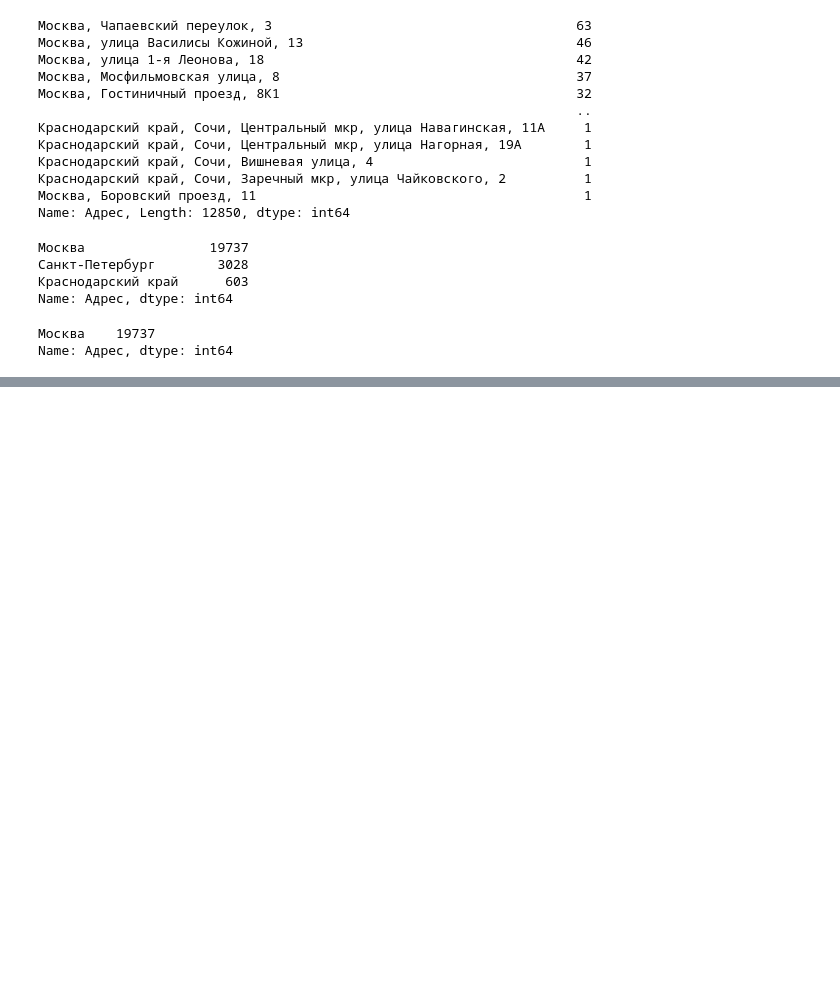
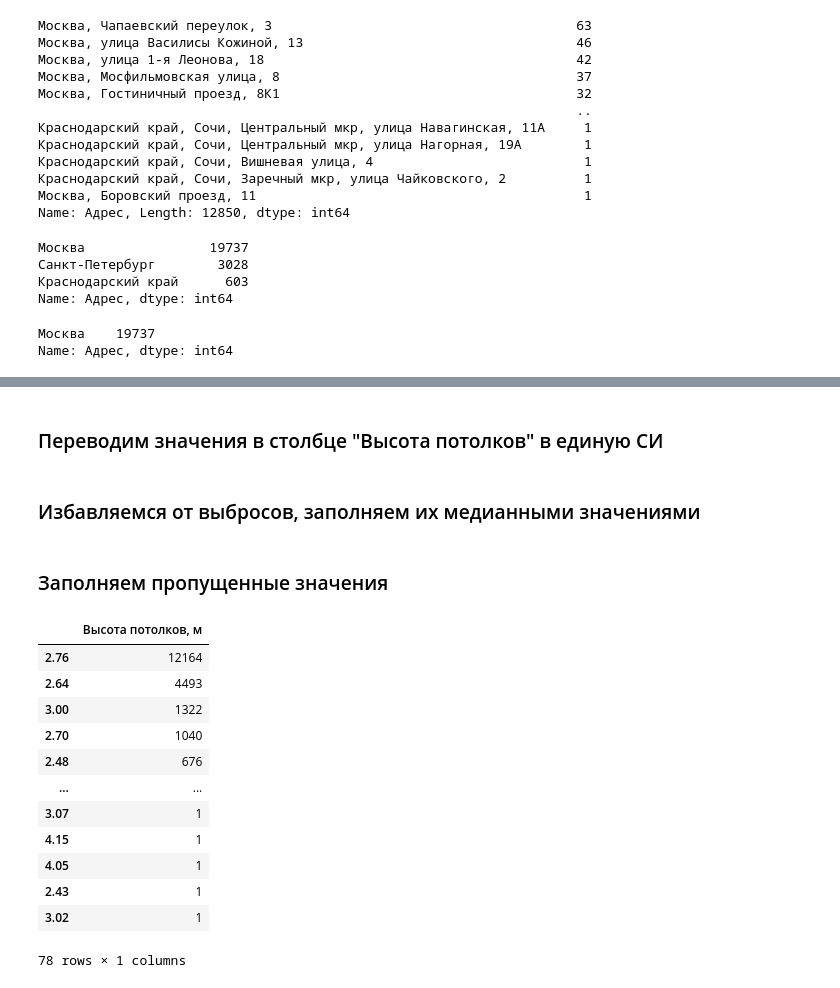
Before and after one commit to sunny-annie/Streamlit_rent_real_estate, a Jupyter notebook: preprocessing.ipynb, the cells around one changed output, grey strips where cells are left out. Saved outputs shown, nothing was run; the diff lists cells and outputs as text; code cells hidden in the pictures; blank space fills up the shorter version.

```diff
--- a/preprocessing.ipynb
+++ b/preprocessing.ipynb
@@ -72,0 +99,8 @@ Name: Адрес, dtype: int64
+# %% [markdown]
+### Переводим значения в столбце "Высота потолков" в единую СИ
+# %%
+df['Высота потолков, м'] = np.where(df['Высота потолков, м'] > 100, df['Высота потолков, м']/100, df['Высота потолков, м'])
+# %% [markdown]
+### Избавляемся от выбросов, заполняем их медианными значениями
+# %%
+df['Высота потолков, м'] = np.where(df['Высота потолков, м'] > 5, df['Высота потолков, м'].median(), df['Высота потолков, м']) # если высота потолка > 5м
@@ -72,0 +109,2 @@ Name: Адрес, dtype: int64
+# %% [markdown]
+### Заполняем пропущенные значения
@@ -72,0 +113,16 @@ Name: Адрес, dtype: int64
+# %%
+pd.DataFrame(df['Высота потолков, м'].value_counts(dropna=False))
+# %% [output]
+|  | Высота потолков, м |
+| 2.76 | 12164 |
+| 2.64 | 4493 |
+| 3.00 | 1322 |
+| 2.70 | 1040 |
+| 2.48 | 676 |
+| ... | ... |
+| 3.07 | 1 |
+| 4.15 | 1 |
+| 4.05 | 1 |
+| 2.43 | 1 |
+| 3.02 | 1 |
+78 rows × 1 columns
```
Also changed, not shown: parts of 12 cells of this notebook.
